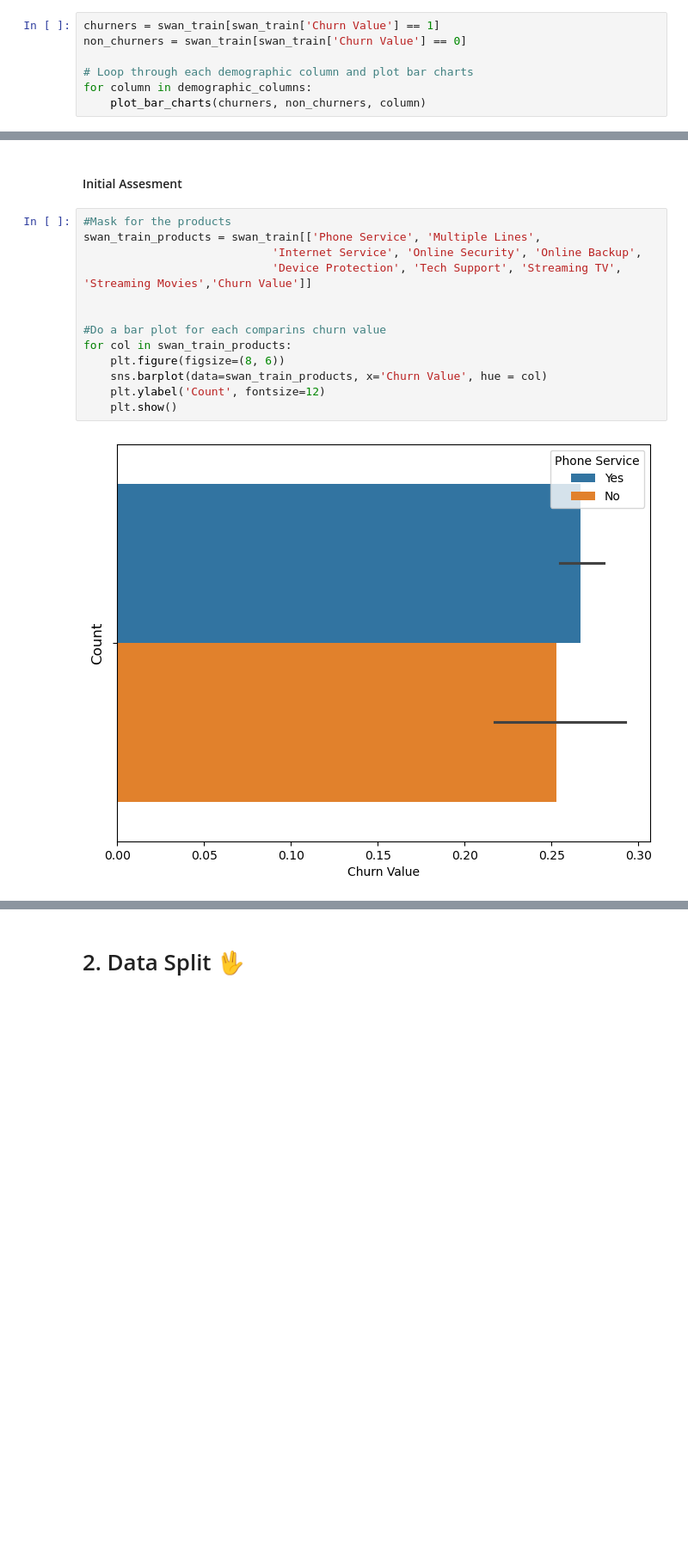
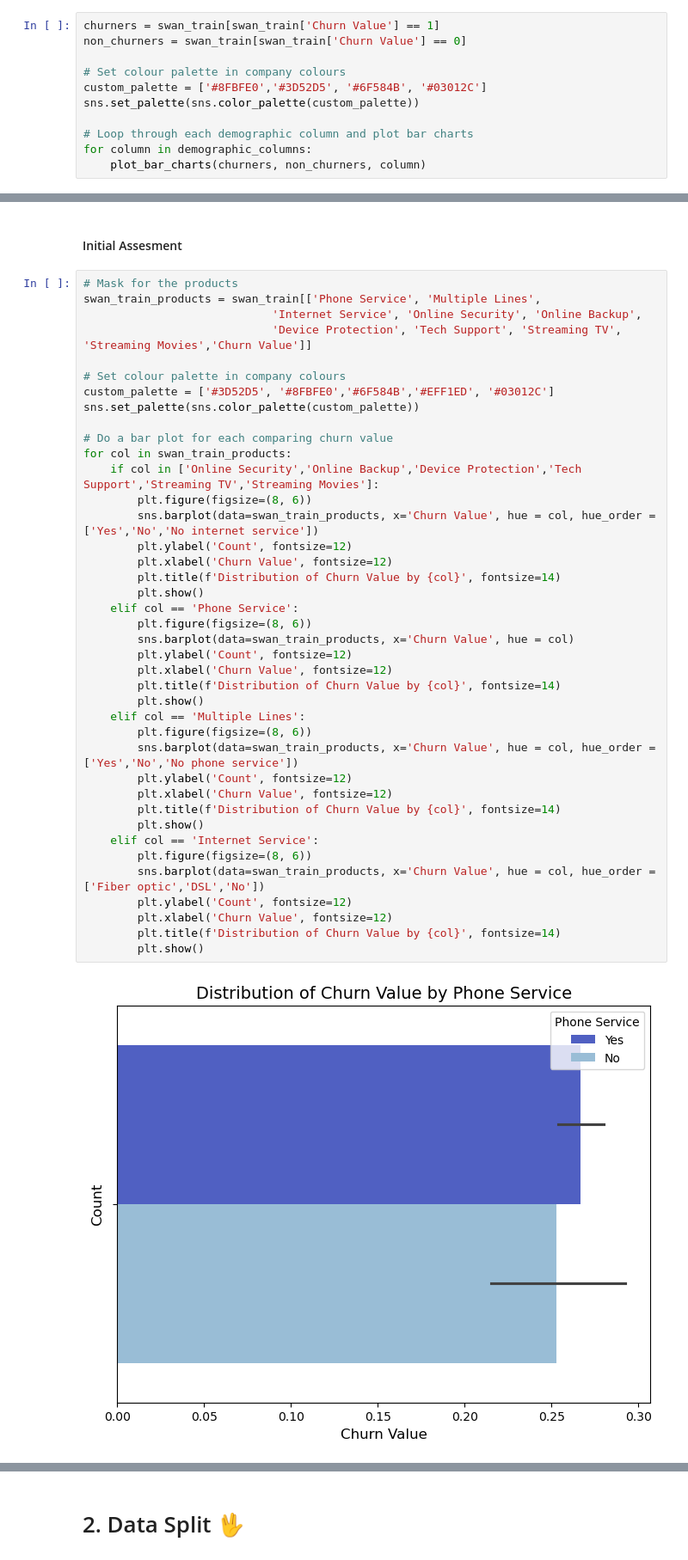
Before and after one commit to Ale42RA/SWAN, a Jupyter notebook: swan.ipynb, the cells around one changed output, grey strips where cells are left out. Shown at 86% size. Drawn from its saved outputs; the diff is of its cells as text; blank space fills up the shorter version.

```diff
--- a/swan.ipynb
+++ b/swan.ipynb
@@ -295,6 +290,10 @@ def plot_bar_charts(churn_group, non_churn_group, column):
 churners = swan_train[swan_train['Churn Value'] == 1]
 non_churners = swan_train[swan_train['Churn Value'] == 0]
 
+# Set colour palette in company colours
+custom_palette = ['#8FBFE0','#3D52D5', '#6F584B', '#03012C']
+sns.set_palette(sns.color_palette(custom_palette))
+
 # Loop through each demographic column and plot bar charts
 for column in demographic_columns:
     plot_bar_charts(churners, non_churners, column)
@@ -480,17 +492,44 @@ plt.show()
 # %% [markdown]
 #### Initial Assesment
 # %%
-#Mask for the products
+# Mask for the products
 swan_train_products = swan_train[['Phone Service', 'Multiple Lines',
                             'Internet Service', 'Online Security', 'Online Backup',
                             'Device Protection', 'Tech Support', 'Streaming TV', 'Streaming Movies','Churn Value']]
 
+# Set colour palette in company colours
+custom_palette = ['#3D52D5', '#8FBFE0','#6F584B','#EFF1ED', '#03012C']
+sns.set_palette(sns.color_palette(custom_palette))
 
-#Do a bar plot for each comparins churn value
+# Do a bar plot for each comparing churn value
 for col in swan_train_products:
-    plt.figure(figsize=(8, 6))
-    sns.barplot(data=swan_train_products, x='Churn Value', hue = col)
-    plt.ylabel('Count', fontsize=12)
-    plt.show()
+    if col in ['Online Security','Online Backup','Device Protection','Tech Support','Streaming TV','Streaming Movies']:
+        plt.figure(figsize=(8, 6))
+        sns.barplot(data=swan_train_products, x='Churn Value', hue = col, hue_order = ['Yes','No','No internet service'])
+        plt.ylabel('Count', fontsize=12)
+        plt.xlabel('Churn Value', fontsize=12)
+        plt.title(f'Distribution of Churn Value by {col}', fontsize=14)
+        plt.show()
+    elif col == 'Phone Service':
+        plt.figure(figsize=(8, 6))
+        sns.barplot(data=swan_train_products, x='Churn Value', hue = col)
+        plt.ylabel('Count', fontsize=12)
+        plt.xlabel('Churn Value', fontsize=12)
+        plt.title(f'Distribution of Churn Value by {col}', fontsize=14)
+        plt.show()
+    elif col == 'Multiple Lines':
+        plt.figure(figsize=(8, 6))
+        sns.barplot(data=swan_train_products, x='Churn Value', hue = col, hue_order = ['Yes','No','No phone service'])
+        plt.ylabel('Count', fontsize=12)
+        plt.xlabel('Churn Value', fontsize=12)
+        plt.title(f'Distribution of Churn Value by {col}', fontsize=14)
+        plt.show()
+    elif col == 'Internet Service':
+        plt.figure(figsize=(8, 6))
+        sns.barplot(data=swan_train_products, x='Churn Value', hue = col, hue_order = ['Fiber optic','DSL','No'])
+        plt.ylabel('Count', fontsize=12)
+        plt.xlabel('Churn Value', fontsize=12)
+        plt.title(f'Distribution of Churn Value by {col}', fontsize=14)
+        plt.show()
 # %% [output]
-[figure, old version]
+[figure, new version]
```
Also changed, not shown: parts of 35 cells of this notebook.
